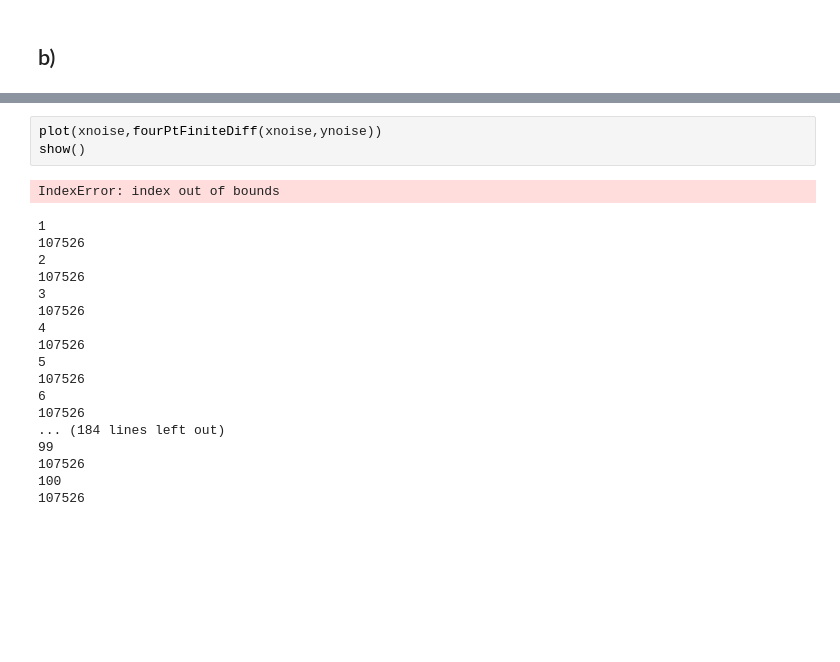
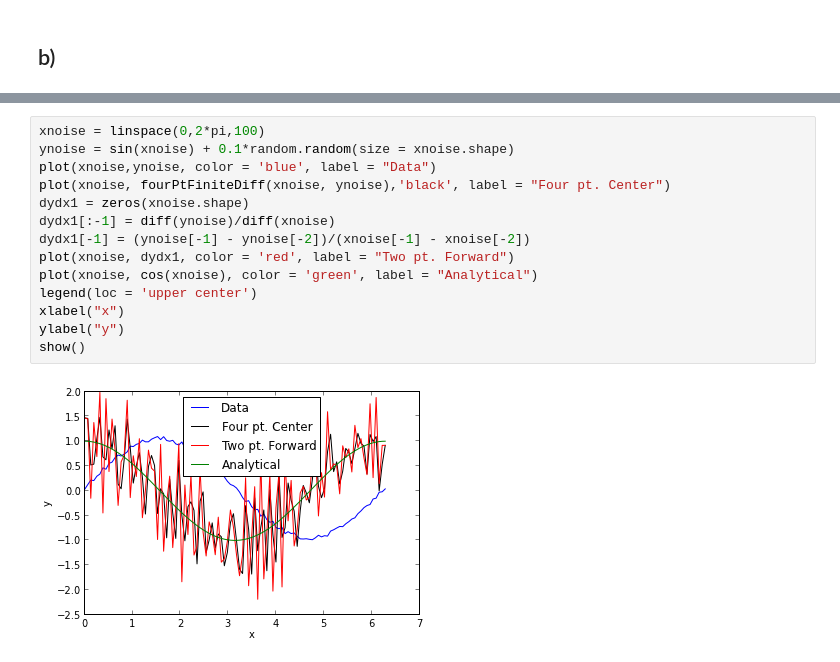
Before and after one commit to jeziegle/PHYS202-S13, a Jupyter notebook: Week4/InterpAndDiffEx3.ipynb, the cells around one changed output, grey strips where cells are left out. Cells and saved outputs as stored; diff of their text form; blank space fills up the shorter version.

```diff
--- a/Week4/InterpAndDiffEx3.ipynb
+++ b/Week4/InterpAndDiffEx3.ipynb
@@ -215,22 +198,16 @@ show()
-# %%
-plot(xnoise,fourPtFiniteDiff(xnoise,ynoise))
-show()
-# %% [output]
-IndexError: index out of bounds
-1
-107526
-2
-107526
-3
-107526
-4
-107526
-5
-107526
-6
-107526
-... (184 lines left out)
-99
-107526
-100
-107526
+# %%
+xnoise = linspace(0,2*pi,100)
+ynoise = sin(xnoise) + 0.1*random.random(size = xnoise.shape)
+plot(xnoise,ynoise, color = 'blue', label = "Data")
+plot(xnoise, fourPtFiniteDiff(xnoise, ynoise),'black', label = "Four pt. Center")
+dydx1 = zeros(xnoise.shape)
+dydx1[:-1] = diff(ynoise)/diff(xnoise)
+dydx1[-1] = (ynoise[-1] - ynoise[-2])/(xnoise[-1] - xnoise[-2])
+plot(xnoise, dydx1, color = 'red', label = "Two pt. Forward")
+plot(xnoise, cos(xnoise), color = 'green', label = "Analytical")
+legend(loc = 'upper center')
+xlabel("x")
+ylabel("y")
+show()
+# %% [output]
+[figure, added]
```
Also changed, not shown: parts of 3 cells of this notebook, 1 other file.
